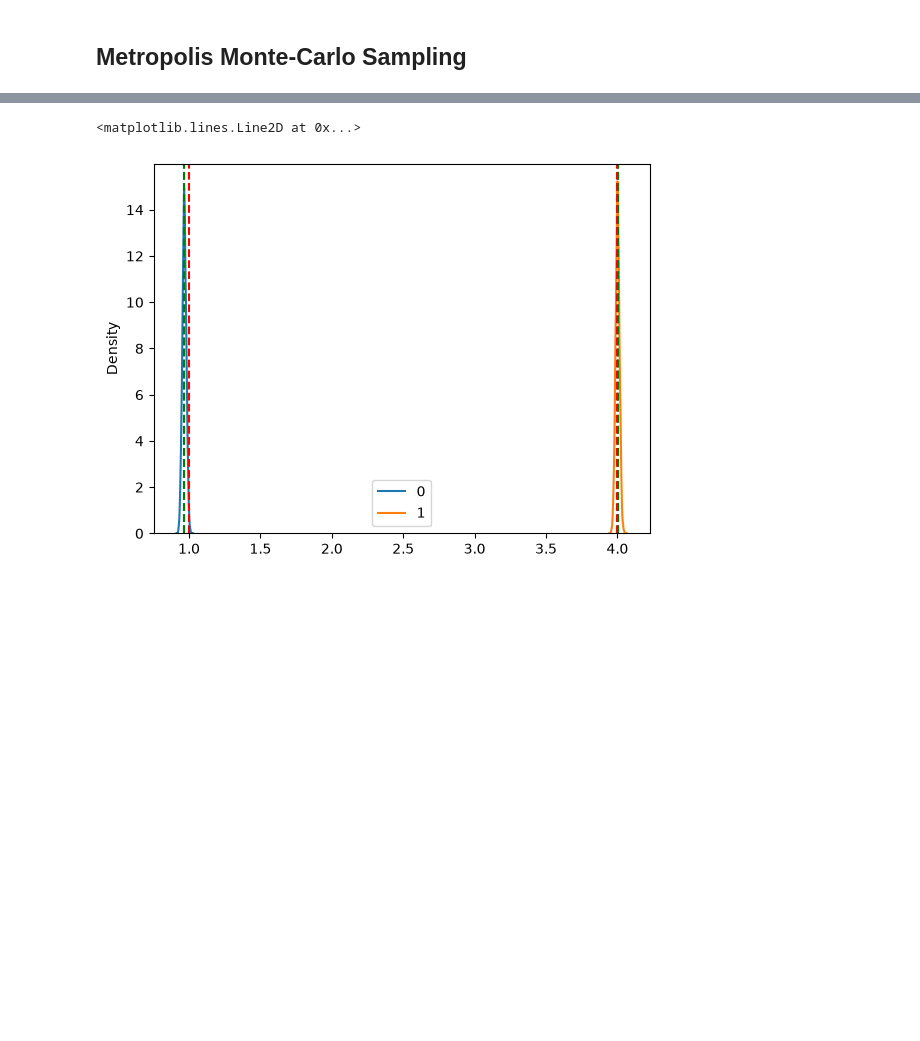
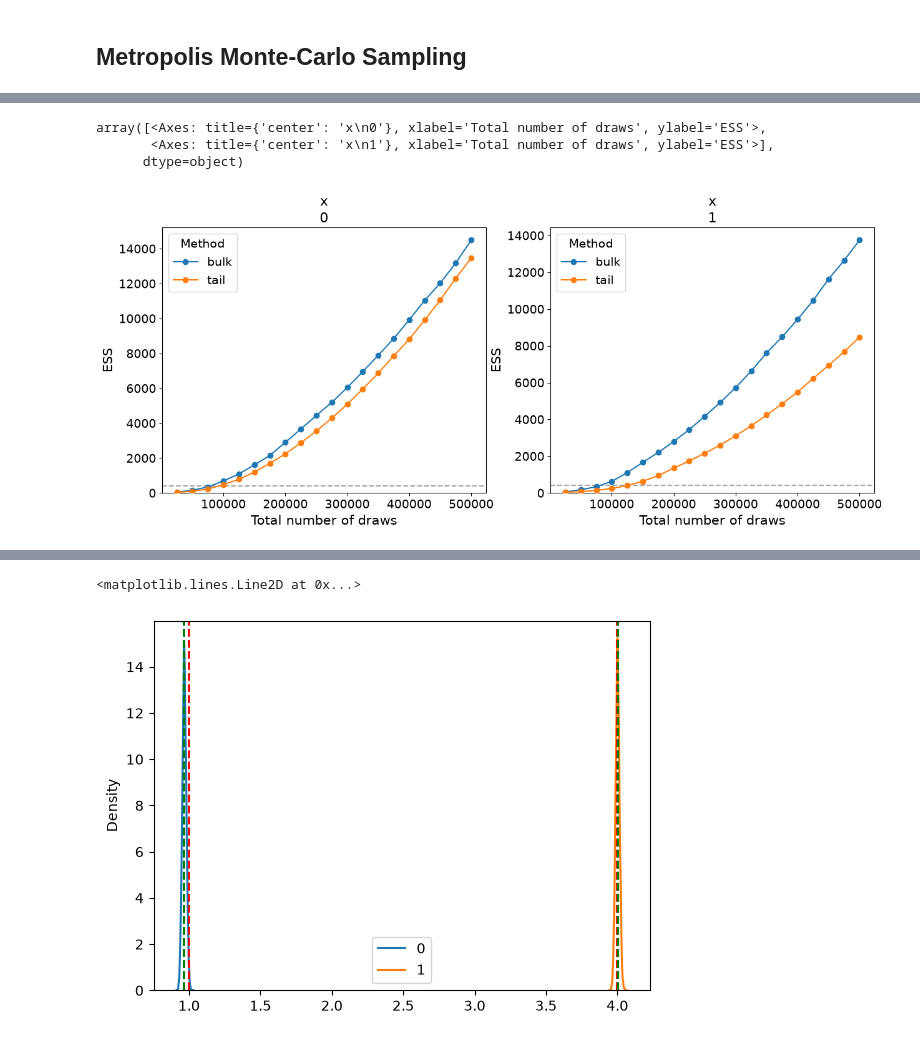
Before and after one commit to gdubbs100/explore-monte-carlo, a Jupyter notebook: montecarlo.ipynb, the cells around one changed output, grey strips where cells are left out. Cells and saved outputs as stored; diff of their text form; code cells hidden in the pictures; blank space fills up the shorter version.

```diff
--- a/montecarlo.ipynb
+++ b/montecarlo.ipynb
@@ -375,0 +109,9 @@ plot_gelman_rubin(sampler.gelman_rubin)
+# %%
+
+
+ar.plot_ess(idata = sampler.results.params, kind="evolution")
+# %% [output]
+array([<Axes: title={'center': 'x\n0'}, xlabel='Total number of draws', ylabel='ESS'>,
+       <Axes: title={'center': 'x\n1'}, xlabel='Total number of draws', ylabel='ESS'>],
+      dtype=object)
+[figure, added]
```
Also changed, not shown: parts of 21 cells of this notebook, 5 other files.
